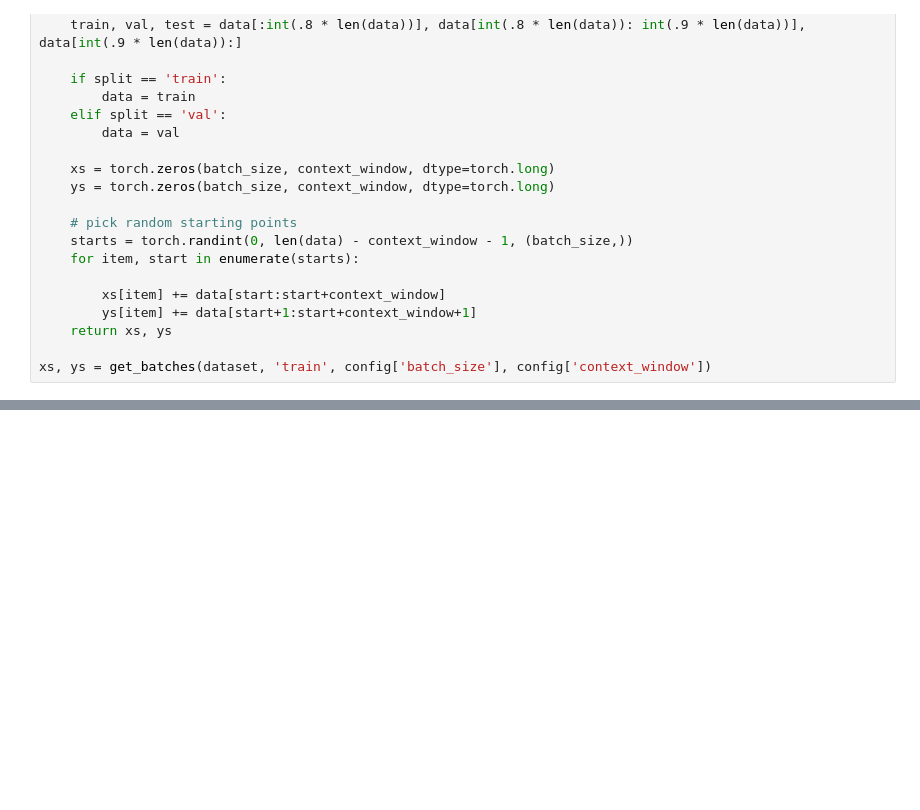
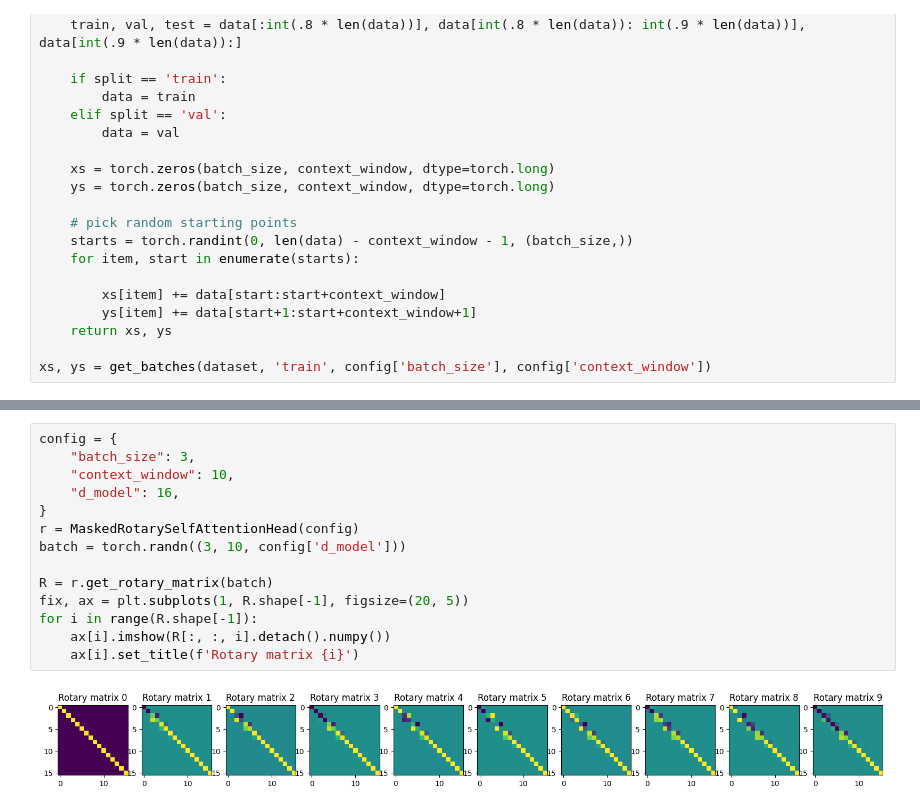
Before and after one commit to bkitano/llama-from-scratch, a Jupyter notebook: llama.ipynb, the cells around one changed output, grey strips where cells are left out. Saved outputs shown, nothing was run; the diff lists cells and outputs as text; blank space fills up the shorter version.

```diff
--- a/llama.ipynb
+++ b/llama.ipynb
@@ -134,2 +125,18 @@ r(batch).shape
 # %% [output]
 torch.Size([3, 10, 128])
+# %%
+config = {
+    "batch_size": 3,
+    "context_window": 10,
+    "d_model": 16,
+}
+r = MaskedRotarySelfAttentionHead(config)
+batch = torch.randn((3, 10, config['d_model']))
+
+R = r.get_rotary_matrix(batch)
+fix, ax = plt.subplots(1, R.shape[-1], figsize=(20, 5))
+for i in range(R.shape[-1]):
+    ax[i].imshow(R[:, :, i].detach().numpy())
+    ax[i].set_title(f'Rotary matrix {i}')
+# %% [output]
+[figure, added]
```
Also changed, not shown: parts of 15 cells of this notebook.
